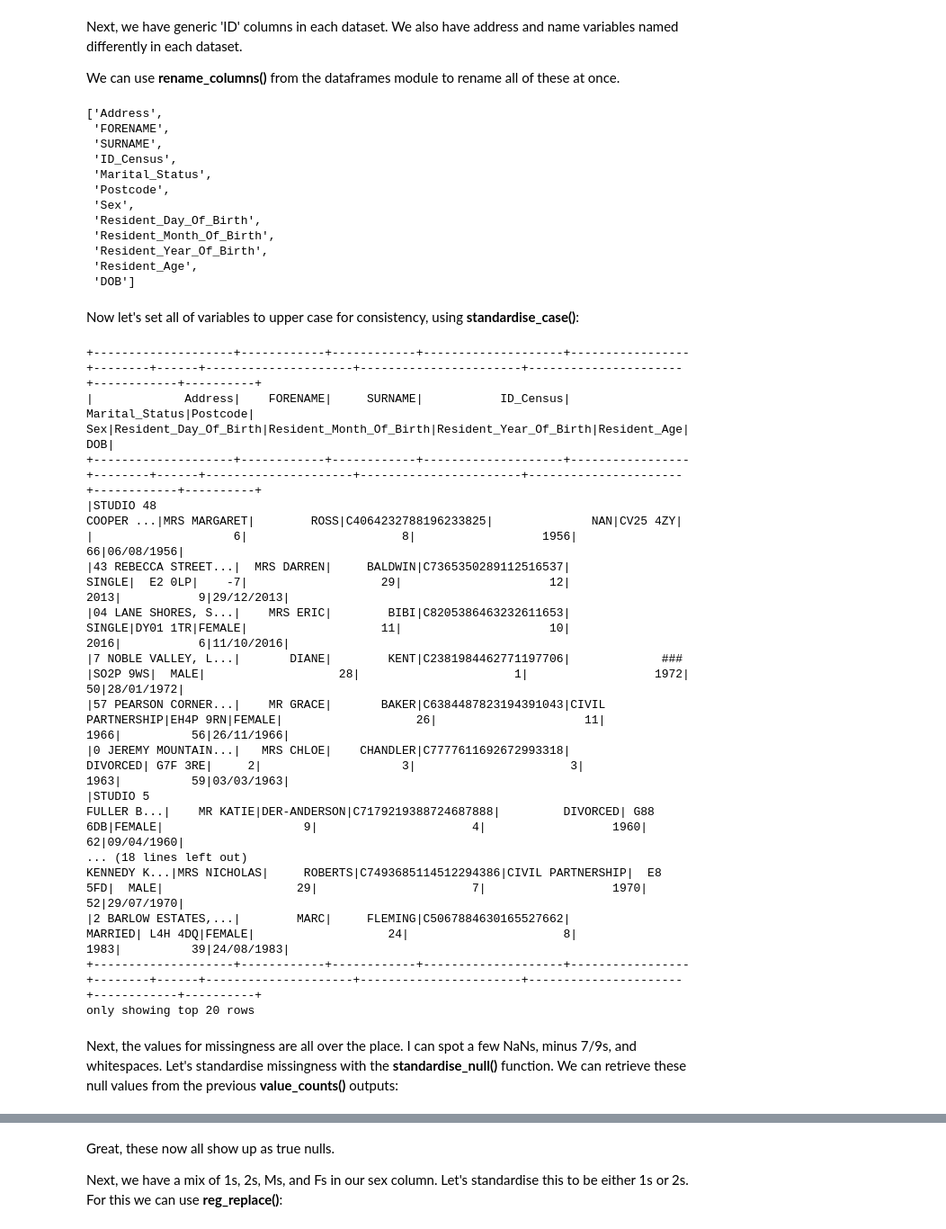
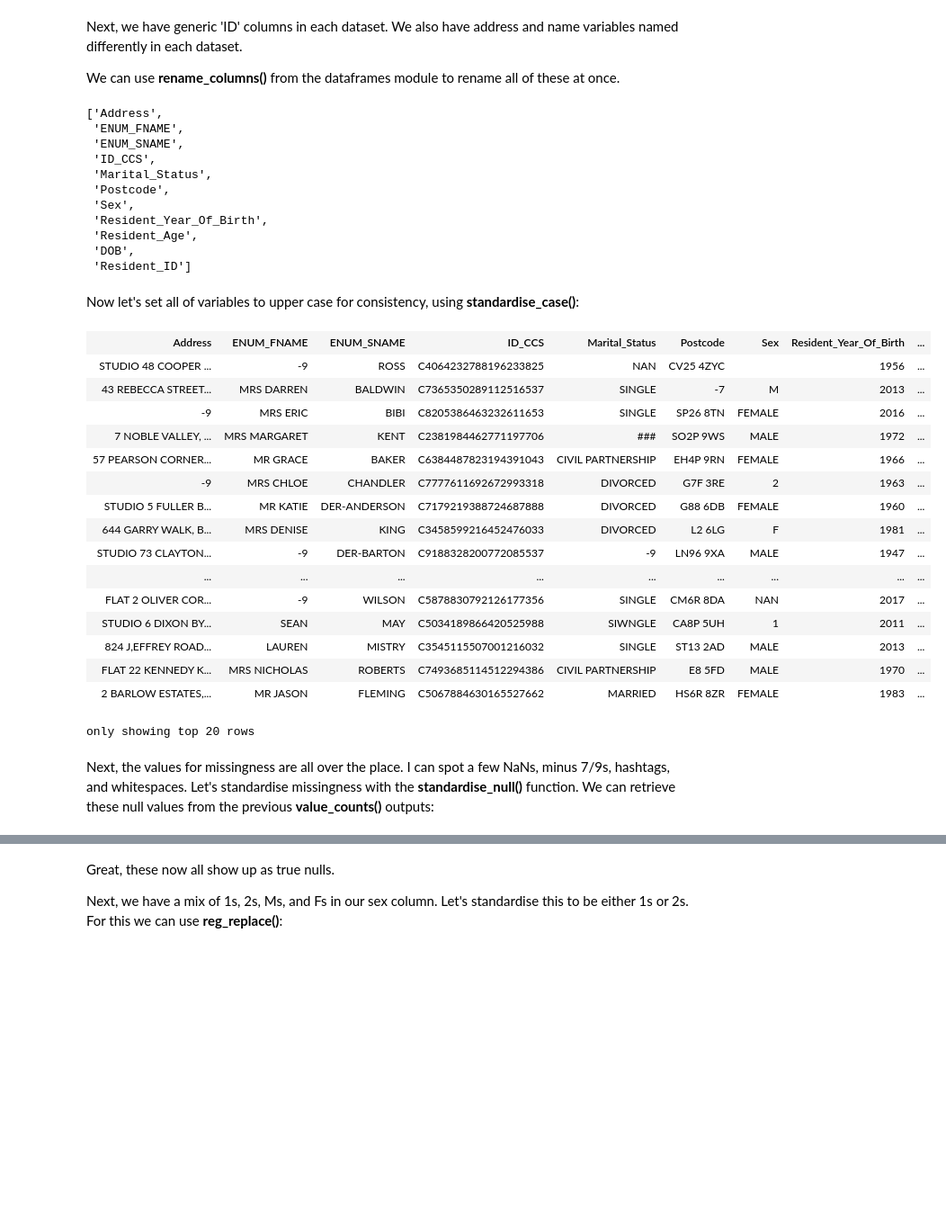
Before and after one commit to anthonye93/dlh_utils_demo, a Jupyter notebook: dlh_utils_demo.ipynb, the cells around one changed output, grey strips where cells are left out. Shown at 90% size. Saved outputs shown, nothing was run; the diff lists cells and outputs as text; code cells hidden in the pictures; blank space fills up the shorter version.

```diff
--- a/dlh_utils_demo.ipynb
+++ b/dlh_utils_demo.ipynb
@@ -249,49 +237,48 @@ Next, we have generic 'ID' columns in each dataset. We also have address and nam
 We can use **rename_columns()** from the dataframes module to rename all of these at once.
 # %%
 census = dataframes.rename_columns(census, rename_dict = {"ID":"ID_Census","ENUM_FNAME":"FORENAME","ENUM_SNAME":"SURNAME"})
-ccs = dataframes.rename_columns(ccs, rename_dict = {"ID":"ID_CCS","ENUM_FNAME":"FORENAME","ENUM_SNAME":"SURNAME"})
+ccs = dataframes.rename_columns(ccs, rename_dict = {"ID":"ID_CCS","FNAME":"FORENAME","SNAME":"SURNAME"})
 
-census.columns
+ccs.columns
 # %% [output]
 ['Address',
- 'FORENAME',
- 'SURNAME',
- 'ID_Census',
+ 'ENUM_FNAME',
+ 'ENUM_SNAME',
+ 'ID_CCS',
  'Marital_Status',
  'Postcode',
  'Sex',
- 'Resident_Day_Of_Birth',
- 'Resident_Month_Of_Birth',
  'Resident_Year_Of_Birth',
  'Resident_Age',
- 'DOB']
+ 'DOB',
+ 'Resident_ID']
 # %% [markdown]
 Now let's set all of variables to upper case for consistency, using **standardise_case()**:
 # %%
 census = standardisation.standardise_case(census)
 ccs = standardisation.standardise_case(ccs)
 
-census.show(truncate = False)
+ccs
 # %% [output]
+| Address | ENUM_FNAME | ENUM_SNAME | ID_CCS | Marital_Status | Postcode | Sex | Resident_Year_Of_Birth | ... |
+| STUDIO 48 COOPER ... | -9 | ROSS | C4064232788196233825 | NAN | CV25 4ZYC |  | 1956 | ... |
+| 43 REBECCA STREET... | MRS DARREN | BALDWIN | C7365350289112516537 | SINGLE | -7 | M | 2013 | ... |
+| -9 | MRS ERIC | BIBI | C8205386463232611653 | SINGLE | SP26 8TN | FEMALE | 2016 | ... |
+| 7 NOBLE VALLEY, ... | MRS MARGARET | KENT | C2381984462771197706 | ### | SO2P 9WS | MALE | 1972 | ... |
+| 57 PEARSON CORNER... | MR GRACE | BAKER | C6384487823194391043 | CIVIL PARTNERSHIP | EH4P 9RN | FEMALE | 1966 | ... |
+| -9 | MRS CHLOE | CHANDLER | C7777611692672993318 | DIVORCED | G7F 3RE | 2 | 1963 | ... |
+| STUDIO 5 FULLER B... | MR KATIE | DER-ANDERSON | C7179219388724687888 | DIVORCED | G88 6DB | FEMALE | 1960 | ... |
+| 644 GARRY WALK, B... | MRS DENISE | KING | C3458599216452476033 | DIVORCED | L2 6LG | F | 1981 | ... |
+| STUDIO 73 CLAYTON... | -9 | DER-BARTON | C9188328200772085537 | -9 | LN96 9XA | MALE | 1947 | ... |
+| ... | ... | ... | ... | ... | ... | ... | ... | ... |
+| FLAT 2 OLIVER COR... | -9 | WILSON | C5878830792126177356 | SINGLE | CM6R 8DA | NAN | 2017 | ... |
+| STUDIO 6 DIXON BY... | SEAN | MAY | C5034189866420525988 | SIWNGLE | CA8P 5UH | 1 | 2011 | ... |
+| 824 J,EFFREY ROAD... | LAUREN | MISTRY | C3545115507001216032 | SINGLE | ST13 2AD | MALE | 2013 | ... |
+| FLAT 22 KENNEDY K... | MRS NICHOLAS | ROBERTS | C7493685114512294386 | CIVIL PARTNERSHIP | E8 5FD | MALE | 1970 | ... |
+| 2 BARLOW ESTATES,... | MR JASON | FLEMING | C5067884630165527662 | MARRIED | HS6R 8ZR | FEMALE | 1983 | ... |
-+--------------------+------------+------------+--------------------+-----------------+--------+------+---------------------+-----------------------+----------------------+------------+----------+
-|             Address|    FORENAME|     SURNAME|           ID_Census|   Marital_Status|Postcode|   Sex|Resident_Day_Of_Birth|Resident_Month_Of_Birth|Resident_Year_Of_Birth|Resident_Age|       DOB|
-+--------------------+------------+------------+--------------------+-----------------+--------+------+---------------------+-----------------------+----------------------+------------+----------+
-|STUDIO 48
-COOPER ...|MRS MARGARET|        ROSS|C4064232788196233825|              NAN|CV25 4ZY|      |                    6|                      8|                  1956|          66|06/08/1956|
-|43 REBECCA STREET...|  MRS DARREN|     BALDWIN|C7365350289112516537|           SINGLE|  E2 0LP|    -7|                   29|                     12|                  2013|           9|29/12/2013|
-|04 LANE SHORES, S...|    MRS ERIC|        BIBI|C8205386463232611653|           SINGLE|DY01 1TR|FEMALE|                   11|                     10|                  2016|           6|11/10/2016|
-|7 NOBLE VALLEY, L...|       DIANE|        KENT|C2381984462771197706|             ### |SO2P 9WS|  MALE|                   28|                      1|                  1972|          50|28/01/1972|
-|57 PEARSON CORNER...|    MR GRACE|       BAKER|C6384487823194391043|CIVIL PARTNERSHIP|EH4P 9RN|FEMALE|                   26|                     11|                  1966|          56|26/11/1966|
-|0 JEREMY MOUNTAIN...|   MRS CHLOE|    CHANDLER|C7777611692672993318|         DIVORCED| G7F 3RE|     2|                    3|                      3|                  1963|          59|03/03/1963|
-|STUDIO 5
-FULLER B...|    MR KATIE|DER-ANDERSON|C7179219388724687888|         DIVORCED| G88 6DB|FEMALE|                    9|                      4|                  1960|          62|09/04/1960|
-... (18 lines left out)
-KENNEDY K...|MRS NICHOLAS|     ROBERTS|C7493685114512294386|CIVIL PARTNERSHIP|  E8 5FD|  MALE|                   29|                      7|                  1970|          52|29/07/1970|
-|2 BARLOW ESTATES,...|        MARC|     FLEMING|C5067884630165527662|          MARRIED| L4H 4DQ|FEMALE|                   24|                      8|                  1983|          39|24/08/1983|
-+--------------------+------------+------------+--------------------+-----------------+--------+------+---------------------+-----------------------+----------------------+------------+----------+
 only showing top 20 rows
 # %% [markdown]
-Next, the values for missingness are all over the place. I can spot a few NaNs, minus 7/9s, and whitespaces. Let's standardise missingness with the **standardise_null()** function. We can retrieve these null values from the previous **value_counts()** outputs:
+Next, the values for missingness are all over the place. I can spot a few NaNs, minus 7/9s, hashtags, and whitespaces. Let's standardise missingness with the **standardise_null()** function. We can retrieve these null values from the previous **value_counts()** outputs:
 # %%
 # we can use the standardise_null function to replace these with true None values:
 # we use regex to do this: https://regex101.com/
```
Also changed, not shown: parts of 40 cells of this notebook.
